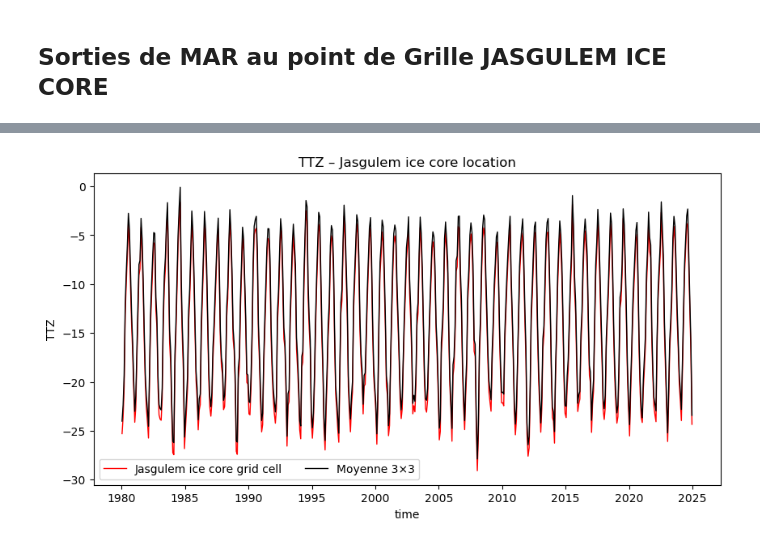
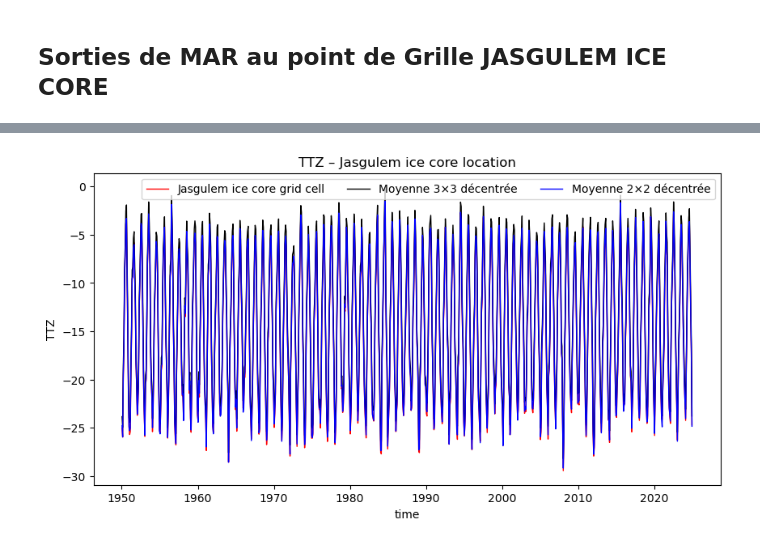
Before and after one commit to xfain/MAR_HMA, a Jupyter notebook: Pamir_domain/SMB.timeSeries_GRp.ipynb, the cells around one changed output, grey strips where cells are left out. Cells and saved outputs as stored; diff of their text form; code cells hidden in the pictures.

```diff
--- a/Pamir_domain/SMB.timeSeries_GRp.ipynb
+++ b/Pamir_domain/SMB.timeSeries_GRp.ipynb
@@ -221,7 +295,7 @@ plt.show()
 # %%
 variable='TTZ'
 
-fileNameF= variable+'_mon_MARv3.14_ER5_spin2_'+domain_2+'_1980-2024.nc'
+fileNameF= variable+'_mon_MARv3.14_ER5_spin2_'+domain_2+'_1950-2024.nc'
 ds_TTZ= xr.open_dataset(sourceData_1+fileNameF).isel(ZTQLEV=0).TTZ.load()
 
 ds_TTZ = ds_TTZ.assign_coords(X=np.round(ds_TTZ.X.values))
@@ -348,24 +478,38 @@ Indice X : 47
 # %%
 # TTZ at Jasgulem ice core site
 
 plt.figure(figsize=(10,5))
 
 # Plot 9 points individuellement
 # for i in range(3):
 #     for j in range(3):
 #         ds_TTZ.isel(Y=iY-1+i, X=iX-1+j).plot(label=f"Y={iY-1+i}, X={iX-1+j}", alpha=0.5)
 
 ds_TTZ_jasg =  ds_TTZ.isel(Y=iY, X=iX)
 ds_TTZ_jasg.plot(label="Jasgulem ice core grid cell", linewidth=1, color="red")
 
-# Moyenne 3×3 grid cells close to drilling site
+# ds_TTZ_jasg =  ds_TTZ.isel(Y=iY-1, X=iX)
+# ds_TTZ_jasg.plot(label="Jasgulem ice core grid cell", linewidth=1, color="black")
+# ds_TTZ_jasg =  ds_TTZ.isel(Y=iY-2, X=iX)
+# ds_TTZ_jasg.plot(label="Jasgulem ice core grid cell", linewidth=1, color="purple")
+
+# Moyenne 3×3 grid cells close to drilling site, centrée sur drilling site
 ds_TTZ_jasg_mean = ds_TTZ.isel(Y=slice(iY-1, iY+2),
                           X=slice(iX-1, iX+2)).mean(dim=["Y", "X"])
-ds_TTZ_jasg_mean.plot(label="Moyenne 3×3", linewidth=1, color="black")
+ds_TTZ_jasg_mean.plot(label="Moyenne 3×3 décentrée", linewidth=1, color="black")
+
+# Moyenne 2×2 grid cells close to drilling site, drilling site au sud-west de la zone considérée
+ds_TTZ_jasg_mean = ds_TTZ.isel(Y=slice(iY-1, iY+1),
+                          X=slice(iX, iX+2)).mean(dim=["Y", "X"])
+ds_TTZ_jasg_mean.plot(label="Moyenne 2×2 décentrée", linewidth=1, color="blue")
+
+# Moyenne 3×3 grid cells close to drilling site, drilling site au sud-west de la zone considérée
+# ds_TTZ_jasg_mean = ds_TTZ.isel(Y=slice(iY-2, iY)).mean(dim=["Y", "X"])
+# ds_TTZ_jasg_mean.plot(label="Moyenne 3×3 décentrée", linewidth=1, color="orange")
 
 plt.legend(ncol=3)
 plt.title("TTZ – Jasgulem ice core location")
 plt.ylabel("TTZ")
 plt.show()
 # %% [output]
-[figure, old version]
+[figure, new version]
```
Also changed, not shown: parts of 42 cells of this notebook, 3 other files.
